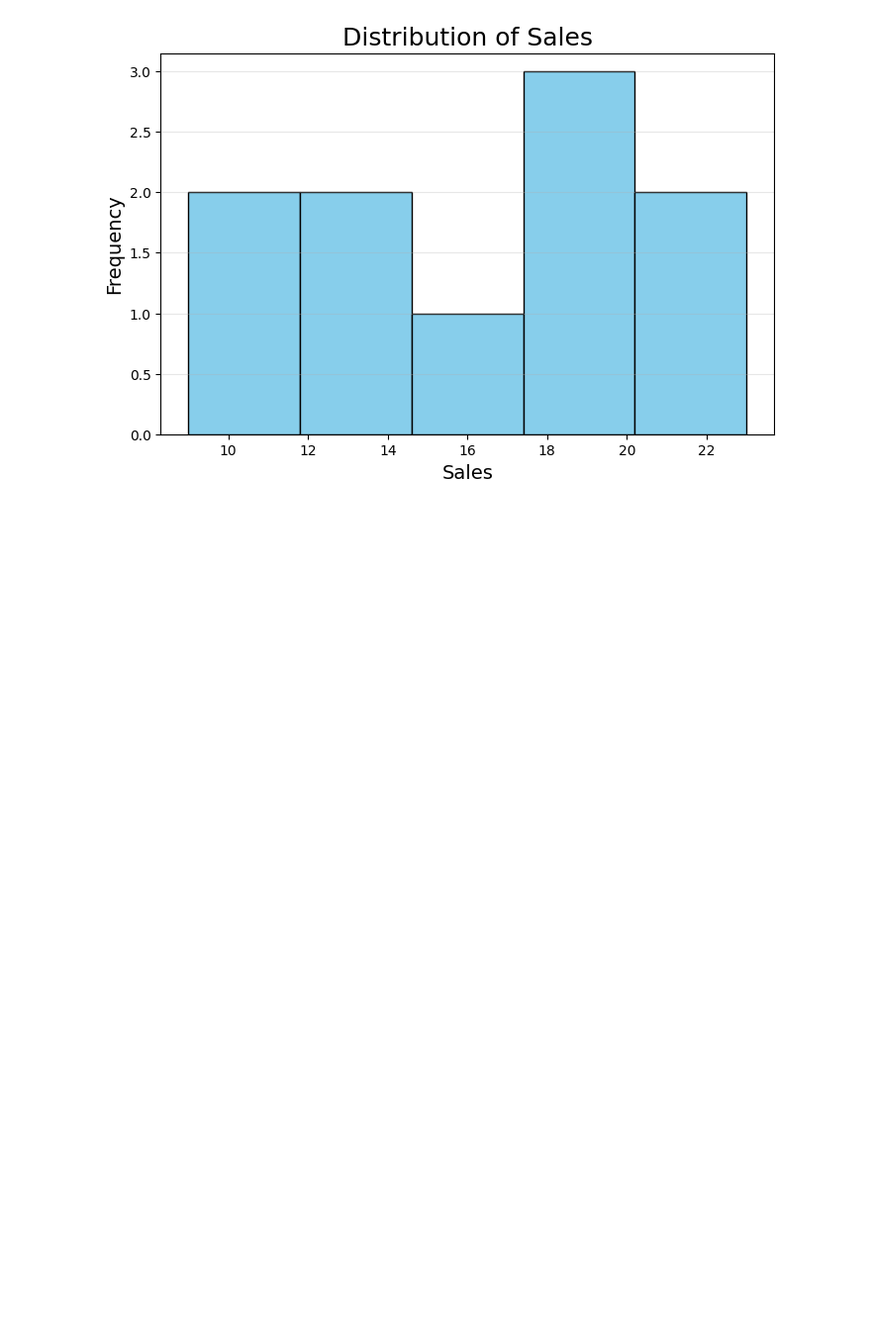
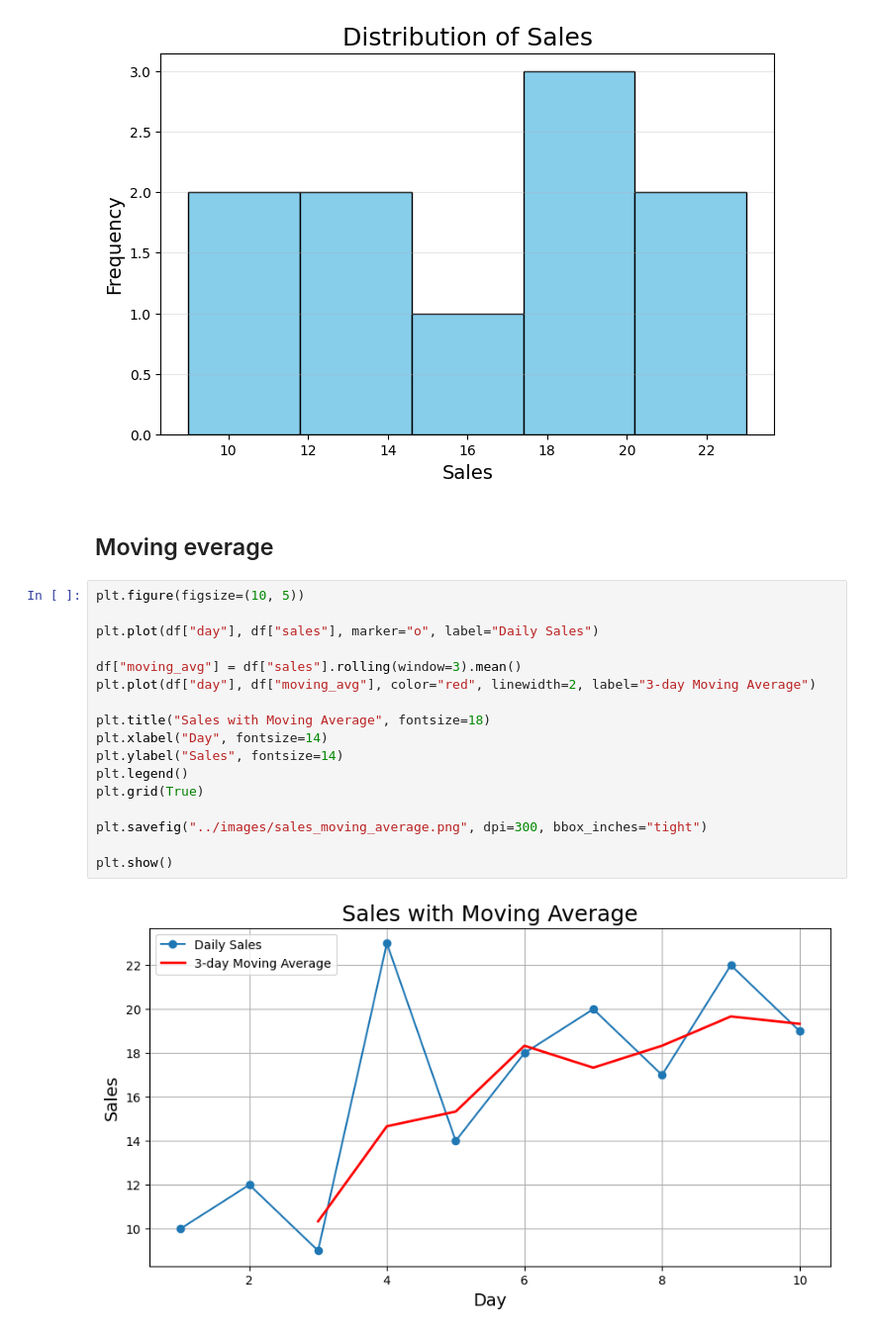
Before and after one commit to polischukok-hub/mini_eda_project, a Jupyter notebook: notebooks/final_analysis.ipynb, the cells around one changed output. Shown at 99% size. Saved outputs shown, nothing was run; the diff lists cells and outputs as text; blank space fills up the shorter version.

```diff
--- a/notebooks/final_analysis.ipynb
+++ b/notebooks/final_analysis.ipynb
@@ -94,3 +95,24 @@ plt.savefig("../images/sales_histogram.png", dpi=300, bbox_inches="tight")
 plt.show()
 # %% [output]
 [figure]
+# %% [markdown]
+## Moving everage
+# %%
+plt.figure(figsize=(10, 5))
+
+plt.plot(df["day"], df["sales"], marker="o", label="Daily Sales")
+
+df["moving_avg"] = df["sales"].rolling(window=3).mean()
+plt.plot(df["day"], df["moving_avg"], color="red", linewidth=2, label="3-day Moving Average")
+
+plt.title("Sales with Moving Average", fontsize=18)
+plt.xlabel("Day", fontsize=14)
+plt.ylabel("Sales", fontsize=14)
+plt.legend()
+plt.grid(True)
+
+plt.savefig("../images/sales_moving_average.png", dpi=300, bbox_inches="tight")
+
+plt.show()
+# %% [output]
+[figure, added]
```
Also changed, not shown: parts of 6 cells of this notebook, 4 other files.
